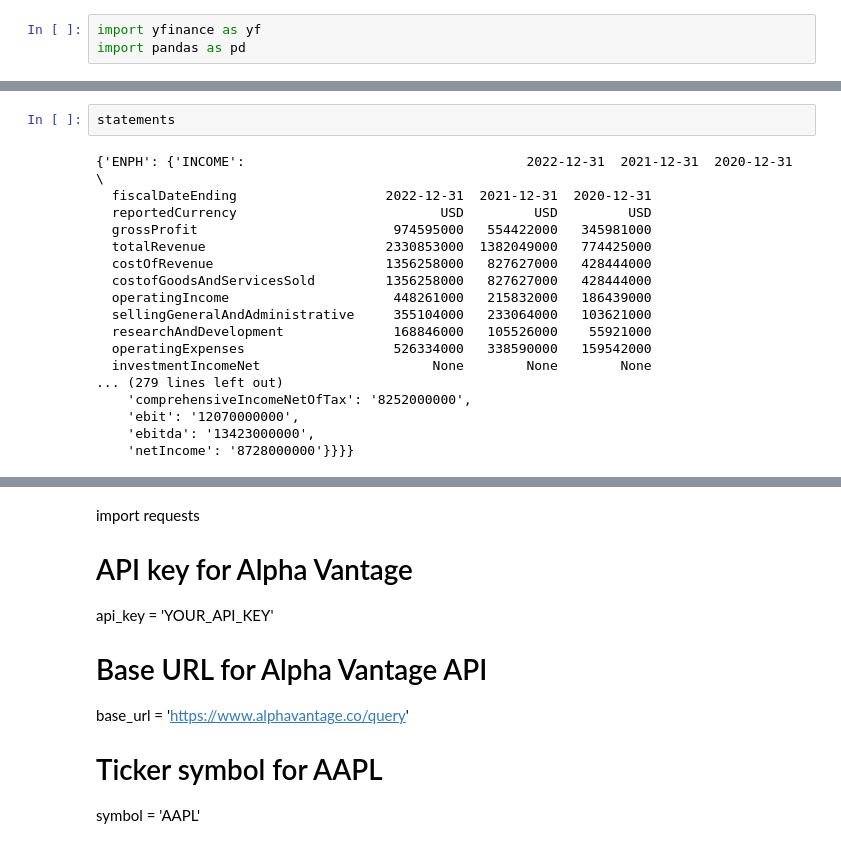
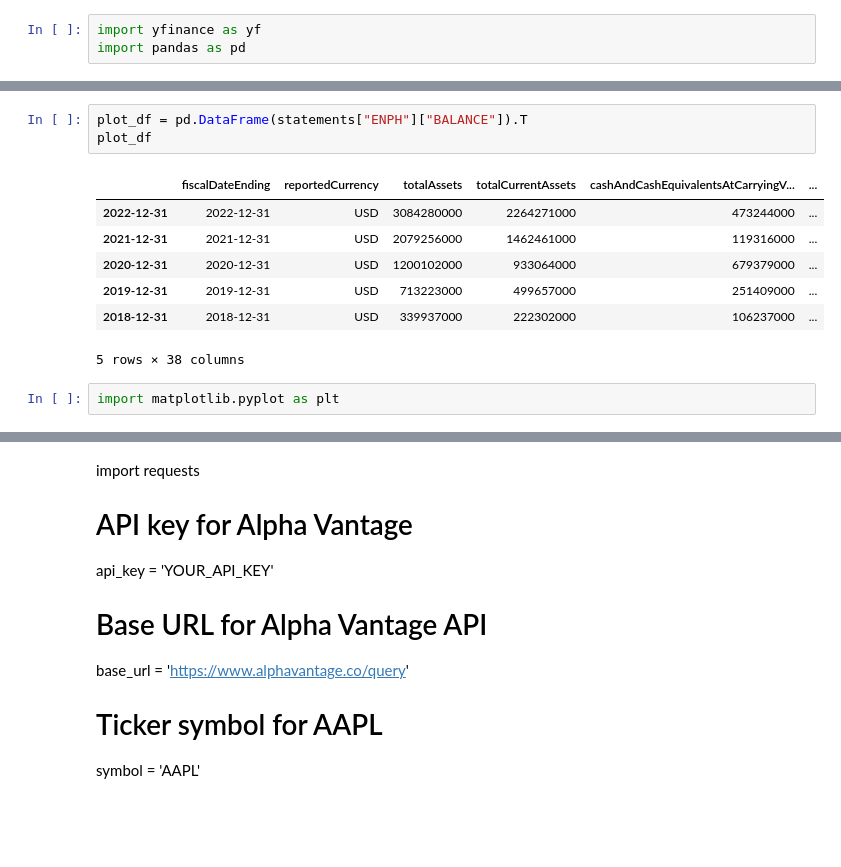
Before and after one commit to bgrabanski/PythonEcon-411, a Jupyter notebook: Final_Project/Financial statement experiments.ipynb, the cells around one changed output, grey strips where cells are left out. Drawn from its saved outputs; the diff is of its cells as text; blank space fills up the shorter version.

```diff
--- a/Final_Project/Financial statement experiments.ipynb
+++ b/Final_Project/Financial statement experiments.ipynb
@@ -70,21 +61,14 @@ Error retrieving CASH_FLOWfor IBM
 # %%
-statements
+plot_df = pd.DataFrame(statements["ENPH"]["BALANCE"]).T
+plot_df
 # %% [output]
+|  | fiscalDateEnding | reportedCurrency | totalAssets | totalCurrentAssets | cashAndCashEquivalentsAtCarryingV... | ... |
+| 2022-12-31 | 2022-12-31 | USD | 3084280000 | 2264271000 | 473244000 | ... |
+| 2021-12-31 | 2021-12-31 | USD | 2079256000 | 1462461000 | 119316000 | ... |
+| 2020-12-31 | 2020-12-31 | USD | 1200102000 | 933064000 | 679379000 | ... |
+| 2019-12-31 | 2019-12-31 | USD | 713223000 | 499657000 | 251409000 | ... |
+| 2018-12-31 | 2018-12-31 | USD | 339937000 | 222302000 | 106237000 | ... |
-{'ENPH': {'INCOME':                                    2022-12-31  2021-12-31  2020-12-31  \
-  fiscalDateEnding                   2022-12-31  2021-12-31  2020-12-31
-  reportedCurrency                          USD         USD         USD
-  grossProfit                         974595000   554422000   345981000
-  totalRevenue                       2330853000  1382049000   774425000
-  costOfRevenue                      1356258000   827627000   428444000
-  costofGoodsAndServicesSold         1356258000   827627000   428444000
-  operatingIncome                     448261000   215832000   186439000
-  sellingGeneralAndAdministrative     355104000   233064000   103621000
-  researchAndDevelopment              168846000   105526000    55921000
-  operatingExpenses                   526334000   338590000   159542000
-  investmentIncomeNet                      None        None        None
-... (279 lines left out)
-    'comprehensiveIncomeNetOfTax': '8252000000',
-    'ebit': '12070000000',
-    'ebitda': '13423000000',
-    'netIncome': '8728000000'}}}}
+5 rows × 38 columns
+# %%
+import matplotlib.pyplot as plt
 # %%
```
Also changed, not shown: parts of 10 cells of this notebook, 1 other file.
